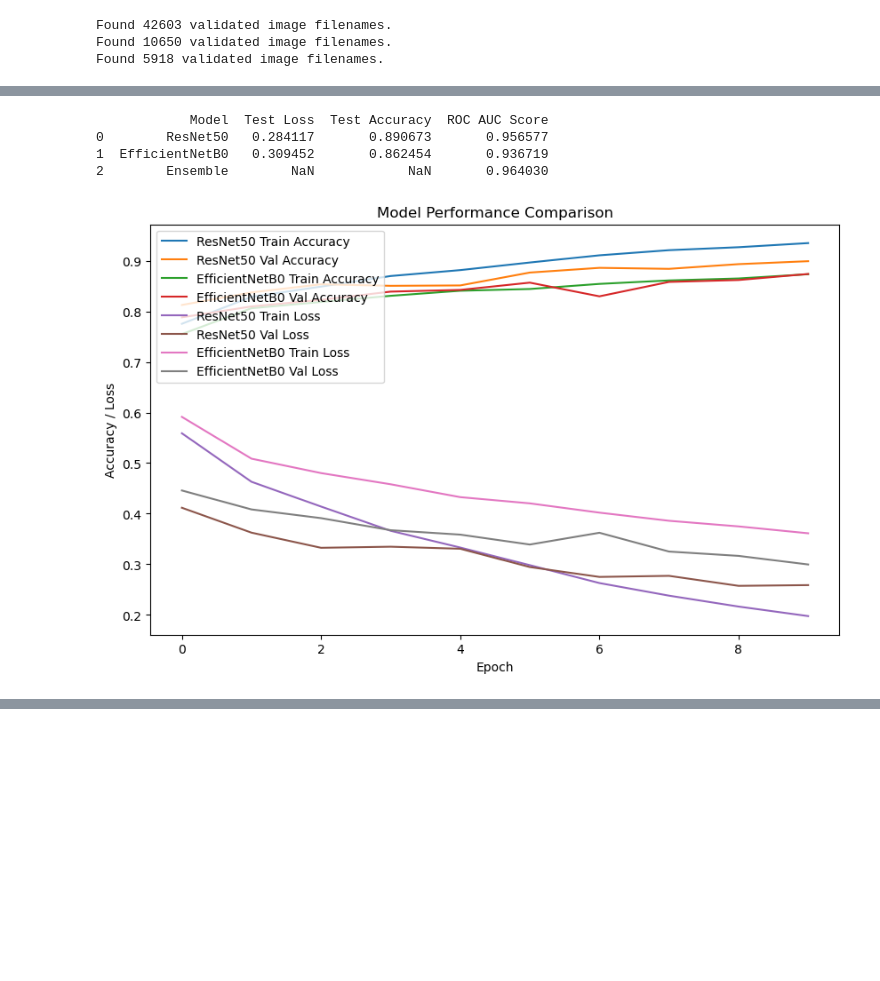
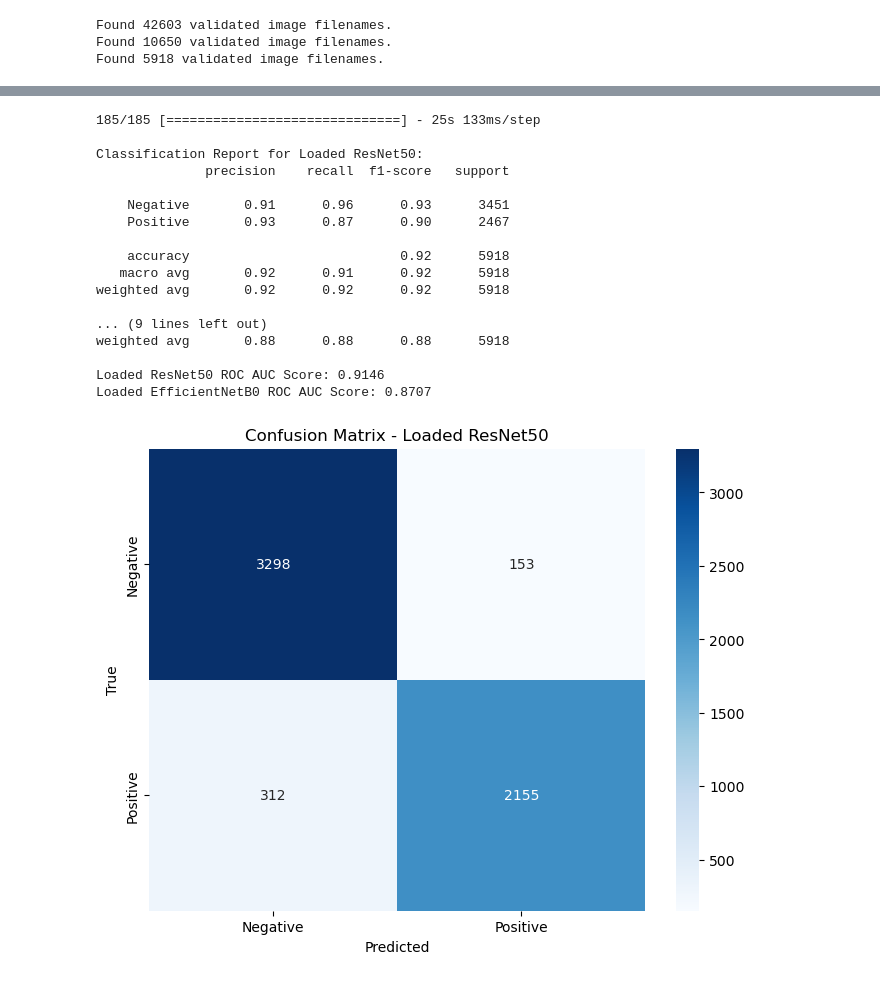
Before and after one commit to cletuzz00/Wrist-Fracture-Detection-Using-Convolution-Neural-Networks, a Jupyter notebook: model_final.ipynb, the cells around one changed output, grey strips where cells are left out. Cells and saved outputs as stored; diff of their text form; code cells hidden in the pictures; blank space fills up the shorter version.

```diff
--- a/model_final.ipynb
+++ b/model_final.ipynb
@@ -422,36 +295,26 @@ ROC AUC Score: 0.9640303292948227
-# %%
-#comparing the models
-# Create a DataFrame to hold the results
-results_df = pd.DataFrame({
-    'Model': ['ResNet50', 'EfficientNetB0', 'Ensemble'],
-    'Test Loss': [test_loss, test_loss_eff, None],
-    'Test Accuracy': [test_accuracy, test_accuracy_eff, None],
-    'ROC AUC Score': [roc_auc, roc_auc_eff, roc_auc_ensemble]
-})
-# Save the results to a CSV file
-results_df.to_csv('model_comparison.csv', index=False)
-# Print the DataFrame
-print(results_df)
-# Save the ensemble model
-# plot All the results on one graph
-plt.figure(figsize=(10, 6))
-plt.plot(history.history['accuracy'], label='ResNet50 Train Accuracy')
-plt.plot(history.history['val_accuracy'], label='ResNet50 Val Accuracy')
-plt.plot(history_eff.history['accuracy'], label='EfficientNetB0 Train Accuracy')
-plt.plot(history_eff.history['val_accuracy'], label='EfficientNetB0 Val Accuracy')
-plt.plot(history.history['loss'], label='ResNet50 Train Loss')
-plt.plot(history.history['val_loss'], label='ResNet50 Val Loss')
-plt.plot(history_eff.history['loss'], label='EfficientNetB0 Train Loss')
-plt.plot(history_eff.history['val_loss'], label='EfficientNetB0 Val Loss')
-plt.title('Model Performance Comparison')
-plt.ylabel('Accuracy / Loss')
-plt.xlabel('Epoch')
-plt.legend(loc='upper left')
-plt.show()
-# Save the ensemble model
-# %% [output]
-            Model  Test Loss  Test Accuracy  ROC AUC Score
-0        ResNet50   0.284117       0.890673       0.956577
-1  EfficientNetB0   0.309452       0.862454       0.936719
-2        Ensemble        NaN            NaN       0.964030
-[figure, removed]
+# %%
+# Save the models
+resnet_model.save("resnet50_model.h5")
+effnet_model.save("efficientnet_model.h5")
+# Load the models
+loaded_resnet_model = tf.keras.models.load_model("resnet50_model.h5")
+loaded_effnet_model = tf.keras.models.load_model("efficientnet_model.h5")
+# Predict on test data using loaded models
+y_pred_resnet_loaded = loaded_resnet_model.predict(test_images)
+y_pred_resnet_loaded = np.round(y_pred_resnet_loaded).flatten()
+y_pred_effnet_loaded = loaded_effnet_model.predict(test_images)
+y_pred_effnet_loaded = np.round(y_pred_effnet_loaded).flatten()
+# Classification report for loaded models
+print("\nClassification Report for Loaded ResNet50:")
+print(classification_report(y_true, y_pred_resnet_loaded, target_names=["Negative", "Positive"]))
+print("\nClassification Report for Loaded EfficientNetB0:")
+print(classification_report(y_true, y_pred_effnet_loaded, target_names=["Negative", "Positive"]))
+# ROC AUC Score for loaded models
+resnet_auc_loaded = roc_auc_score(y_true, y_pred_resnet_loaded)
+effnet_auc_loaded = roc_auc_score(y_true, y_pred_effnet_loaded)
+print(f"Loaded ResNet50 ROC AUC Score: {resnet_auc_loaded:.4f}")
+print(f"Loaded EfficientNetB0 ROC AUC Score: {effnet_auc_loaded:.4f}")
+# Confusion Matrix for loaded models
+plot_confusion_matrix(y_true, y_pred_resnet_loaded, "Loaded ResNet50")
+plot_confusion_matrix(y_true, y_pred_effnet_loaded, "Loaded EfficientNetB0")
+# %% [output]
@@ -457,0 +324,18 @@ plt.show()
+185/185 [==============================] - 25s 133ms/step
+
+Classification Report for Loaded ResNet50:
+              precision    recall  f1-score   support
+
+    Negative       0.91      0.96      0.93      3451
+    Positive       0.93      0.87      0.90      2467
+
+    accuracy                           0.92      5918
+   macro avg       0.92      0.91      0.92      5918
+weighted avg       0.92      0.92      0.92      5918
+
+... (9 lines left out)
+weighted avg       0.88      0.88      0.88      5918
+
+Loaded ResNet50 ROC AUC Score: 0.9146
+Loaded EfficientNetB0 ROC AUC Score: 0.8707
+[figure, added]
```
Also changed, not shown: parts of 13 cells of this notebook, 8 other files.
